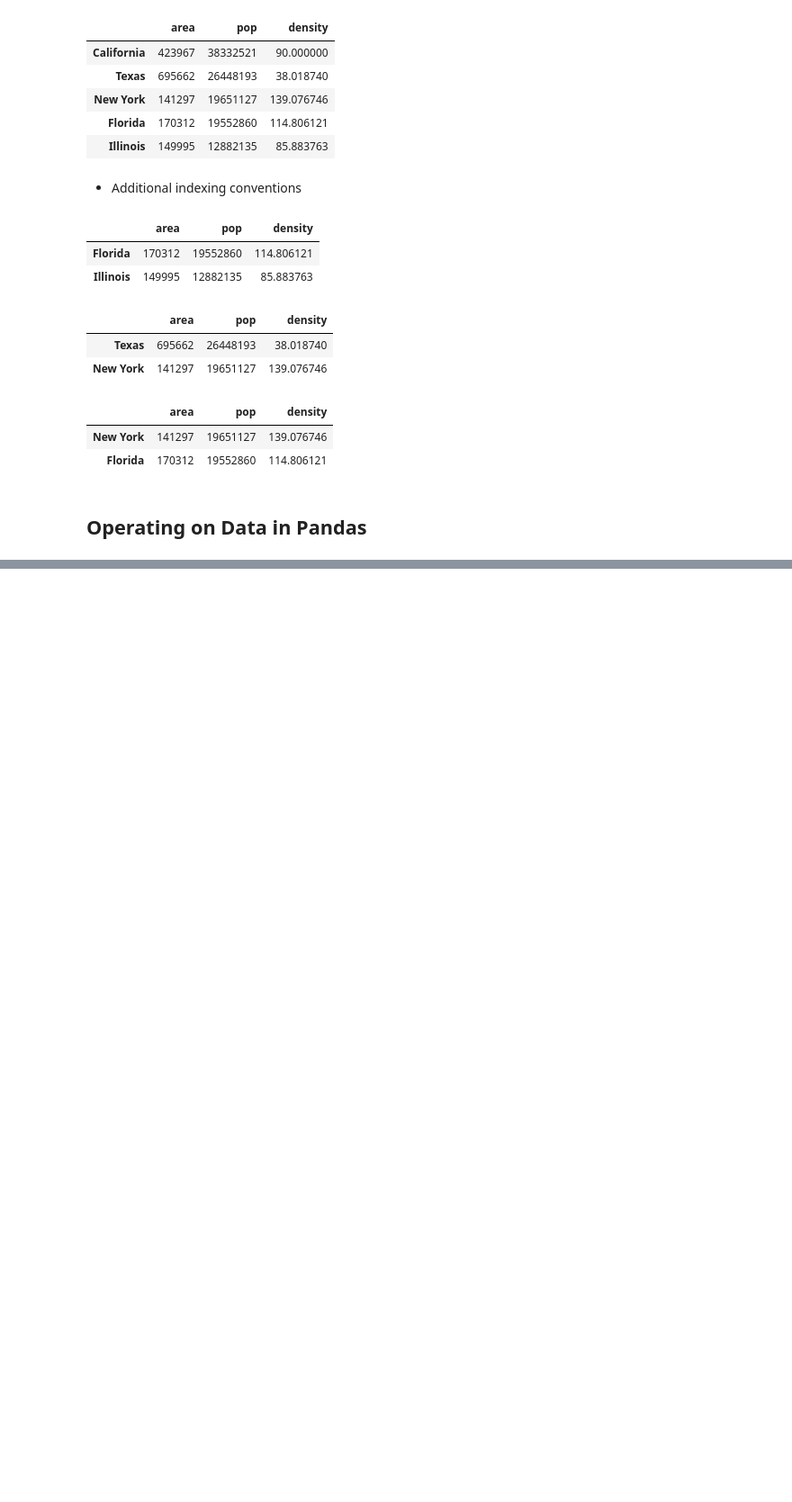
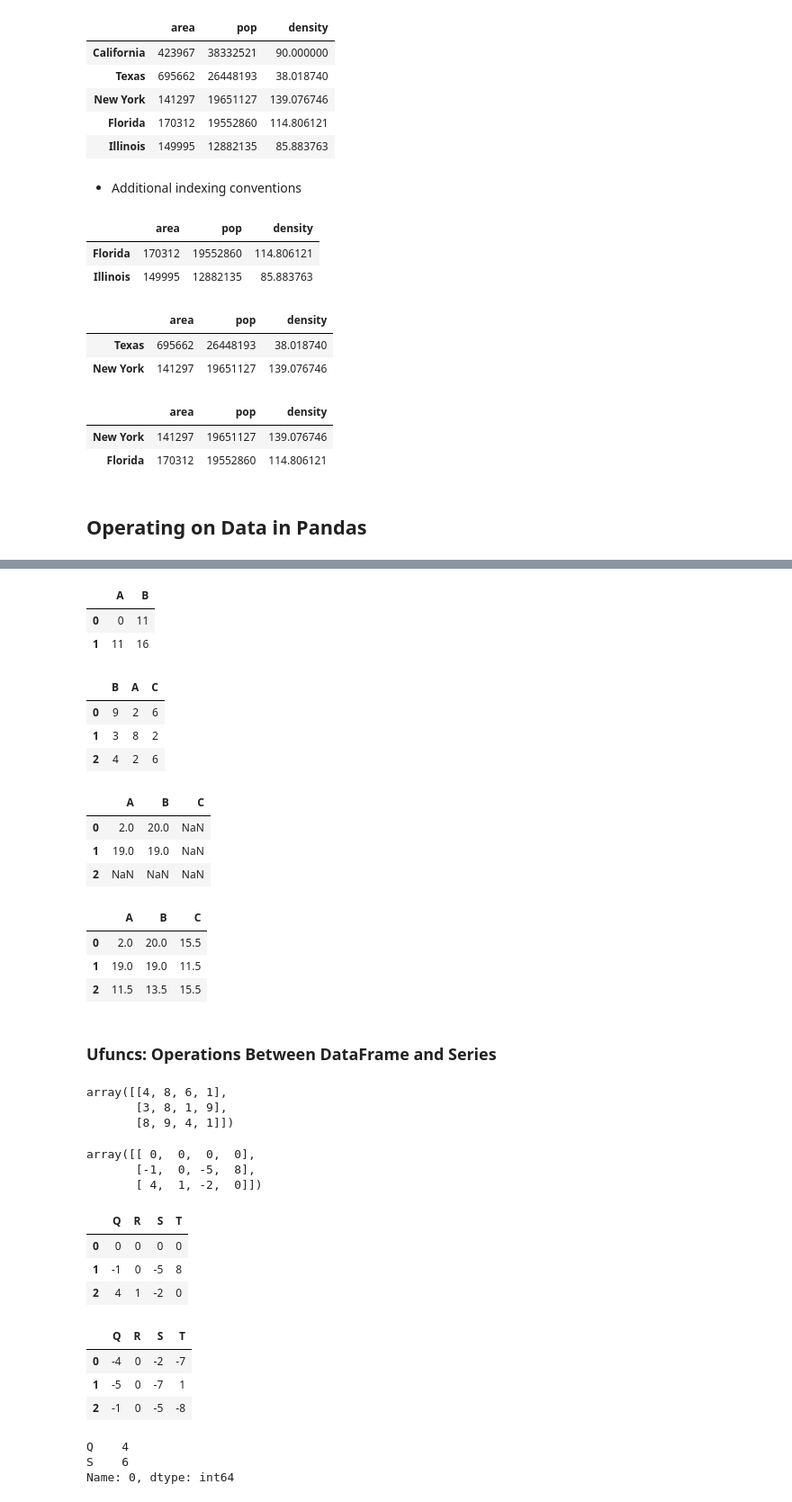
Before and after one commit to JuniorGunner/DataScience, a Jupyter notebook: PythonDataScienceHandbook/03_Pandas.ipynb, the cells around one changed output, grey strips where cells are left out. Shown at 90% size. Drawn from its saved outputs; the diff is of its cells as text; code cells hidden in the pictures; blank space fills up the shorter version.

```diff
--- a/PythonDataScienceHandbook/03_Pandas.ipynb
+++ b/PythonDataScienceHandbook/03_Pandas.ipynb
@@ -570,0 +648,69 @@ data[data.density > 100]
+# %%
+A = pd.DataFrame(rng.randint(0, 20, (2, 2)), columns=list('AB'))
+A
+# %% [output]
+|  | A | B |
+| 0 | 0 | 11 |
+| 1 | 11 | 16 |
+# %%
+B = pd.DataFrame(rng.randint(0, 10, (3, 3)), columns=list('BAC'))
+B
+# %% [output]
+|  | B | A | C |
+| 0 | 9 | 2 | 6 |
+| 1 | 3 | 8 | 2 |
+| 2 | 4 | 2 | 6 |
+# %%
+A + B
+# %% [output]
+|  | A | B | C |
+| 0 | 2.0 | 20.0 | NaN |
+| 1 | 19.0 | 19.0 | NaN |
+| 2 | NaN | NaN | NaN |
+# %%
+fill = A.stack().mean()
+A.add(B, fill_value=fill)
+# %% [output]
+|  | A | B | C |
+| 0 | 2.0 | 20.0 | 15.5 |
+| 1 | 19.0 | 19.0 | 11.5 |
+| 2 | 11.5 | 13.5 | 15.5 |
+# %% [markdown]
+### Ufuncs: Operations Between DataFrame and Series
+# %%
+A = rng.randint(10, size=(3, 4))
+A
+# %% [output]
+array([[4, 8, 6, 1],
+       [3, 8, 1, 9],
+       [8, 9, 4, 1]])
+# %%
+A - A[0]
+# %% [output]
+array([[ 0,  0,  0,  0],
+       [-1,  0, -5,  8],
+       [ 4,  1, -2,  0]])
+# %%
+# row-wise
+df = pd.DataFrame(A, columns=list('QRST'))
+df - df.iloc[0]
+# %% [output]
+|  | Q | R | S | T |
+| 0 | 0 | 0 | 0 | 0 |
+| 1 | -1 | 0 | -5 | 8 |
+| 2 | 4 | 1 | -2 | 0 |
+# %%
+# column-wise
+df.subtract(df['R'], axis=0)
+# %% [output]
+|  | Q | R | S | T |
+| 0 | -4 | 0 | -2 | -7 |
+| 1 | -5 | 0 | -7 | 1 |
+| 2 | -1 | 0 | -5 | -8 |
+# %%
+halfrow = df.iloc[0, ::2]
+halfrow
+# %% [output]
+Q    4
+S    6
+Name: 0, dtype: int64
```
Also changed, not shown: parts of 14 cells of this notebook.
